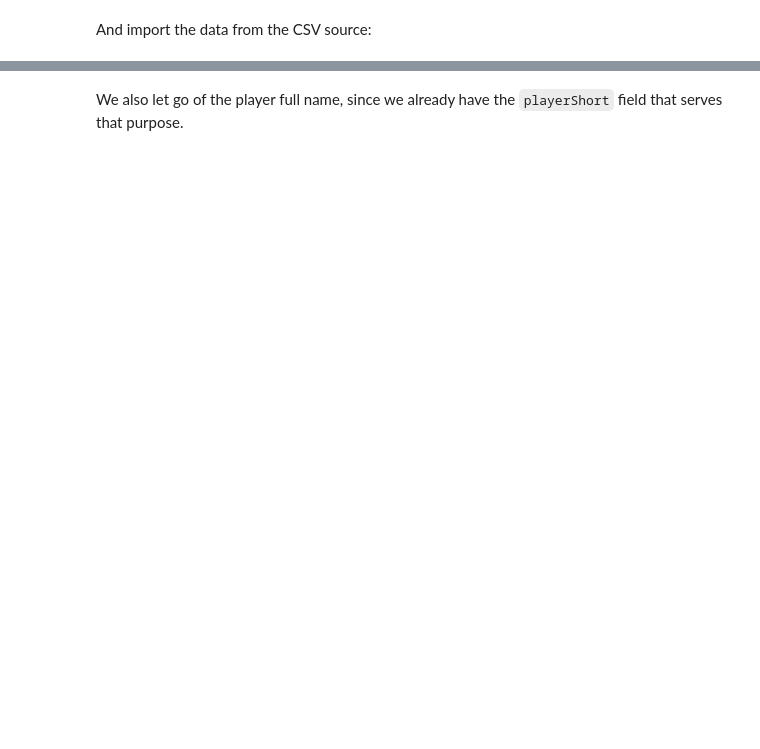
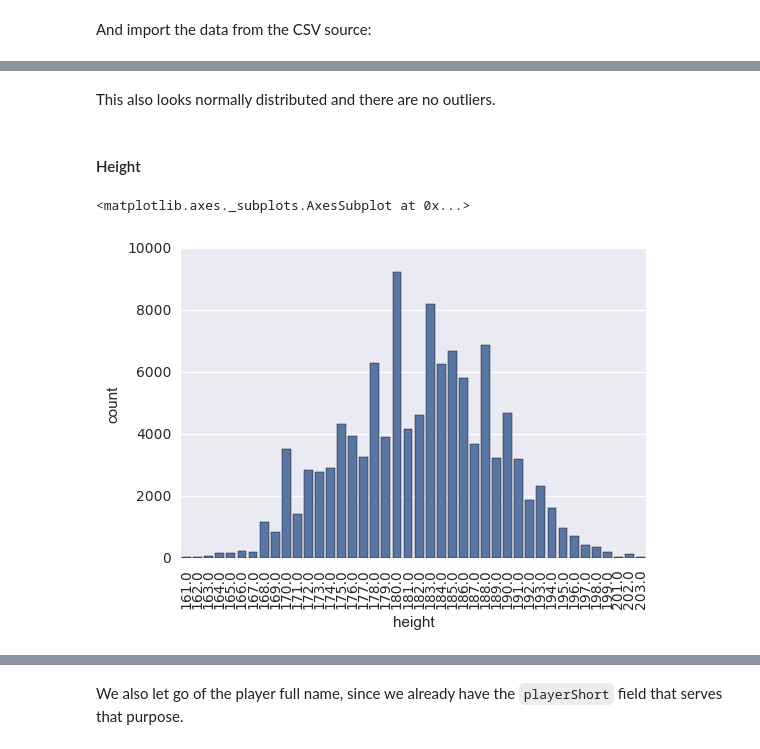
Before and after one commit to mukel/Homework, a Jupyter notebook: 04 - Applied ML/Hw4-AppliedML.ipynb, the cells around one changed output, grey strips where cells are left out. Cells and saved outputs as stored; diff of their text form; code cells hidden in the pictures; blank space fills up the shorter version.

```diff
--- a/04 - Applied ML/Hw4-AppliedML.ipynb
+++ b/04 - Applied ML/Hw4-AppliedML.ipynb
@@ -97,0 +166,11 @@ Let's also drop the `photoID` column, since we don't have access to the photos a
+# %% [markdown]
+This also looks normally distributed and there are no outliers.
+# %% [markdown]
+#### Height
+# %%
+hist = sb.countplot(x='height', data=data_skin, color=plot_color)
+pl.setp(hist.get_xticklabels(), rotation=90)
+hist
+# %% [output]
+<matplotlib.axes._subplots.AxesSubplot at 0x...>
+[figure, added]
```
Also changed, not shown: parts of 72 cells of this notebook.
